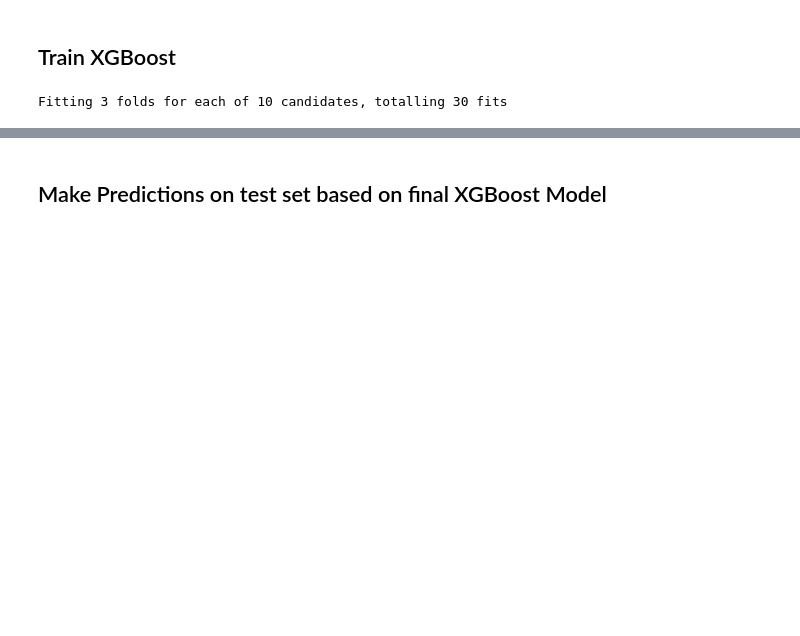
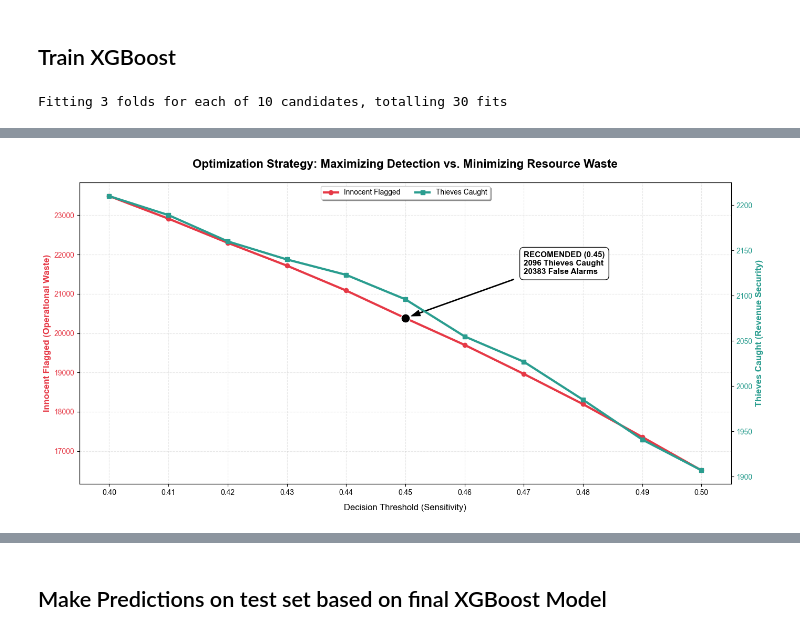
Before and after one commit to zeynepbumin/ds-ml-project, a Jupyter notebook: Fraud_Detection_Model.ipynb, the cells around one changed output, grey strips where cells are left out. Saved outputs shown, nothing was run; the diff lists cells and outputs as text; code cells hidden in the pictures; blank space fills up the shorter version.

```diff
--- a/Fraud_Detection_Model.ipynb
+++ b/Fraud_Detection_Model.ipynb
@@ -749,0 +827,45 @@ plt.show()
+# %%
+thresholds = [0.40, 0.41, 0.42, 0.43, 0.44, 0.45, 0.46, 0.47, 0.48, 0.49, 0.50]
+thieves_caught = [2210, 2189, 2160, 2140, 2123, 2096, 2055, 2027, 1985, 1941, 1907]
+innocent_flagged = [23487, 22913, 22299, 21718, 21085, 20383, 19702, 18964, 18195, 17360, 16511]
+
+fig, ax1 = plt.subplots(figsize=(14, 7), dpi=100)
+plt.rcParams['font.sans-serif'] = 'Arial'
+
+color_waste = '#e63946'
+ax1.set_xlabel('Decision Threshold (Sensitivity)', fontsize=12, labelpad=10)
+ax1.set_ylabel('Innocent Flagged (Operational Waste)', color=color_waste, fontsize=12, fontweight='bold')
+ax1.plot(thresholds, innocent_flagged, color=color_waste, marker='o', linewidth=3, label='Innocent Flagged')
+ax1.tick_params(axis='y', labelcolor=color_waste)
+ax1.grid(True, linestyle='--', alpha=0.3)
+
+ax2 = ax1.twinx()
+color_security = '#2a9d8f'
+ax2.set_ylabel('Thieves Caught (Revenue Security)', color=color_security, fontsize=12, fontweight='bold')
+ax2.plot(thresholds, thieves_caught, color=color_security, marker='s', linewidth=3, label='Thieves Caught')
+ax2.tick_params(axis='y', labelcolor=color_security)
+
+rec_t = 0.45
+rec_tp = 2096
+rec_fp = 20383
+
+ax1.scatter(rec_t, rec_fp, color='black', s=150, zorder=5, edgecolor='white')
+ax1.annotate(f'RECOMENDED (0.45)\n{rec_tp} Thieves Caught\n{rec_fp} False Alarms',
+             xy=(rec_t, rec_fp), xytext=(0.47, 21500),
+             arrowprops=dict(facecolor='black', shrink=0.05, width=1, headwidth=8),
+             fontsize=11, fontweight='bold', bbox=dict(boxstyle="round,pad=0.5", fc="white", ec="black", alpha=0.9))
+
+plt.title('Optimization Strategy: Maximizing Detection vs. Minimizing Resource Waste', fontsize=16, pad=20, fontweight='bold')
+plt.xticks(thresholds)
+
+# Combine legends
+lines_1, labels_1 = ax1.get_legend_handles_labels()
+lines_2, labels_2 = ax2.get_legend_handles_labels()
+ax1.legend(lines_1 + lines_2, labels_1 + labels_2, loc='upper center', frameon=True, shadow=True, ncol=2)
+
+plt.tight_layout()
+
+plt.savefig('optimization_strategy.png', dpi=300, bbox_inches='tight')
+plt.show()
+# %% [output]
+[figure, added]
```
Also changed, not shown: parts of 28 cells of this notebook, 7 other files.
